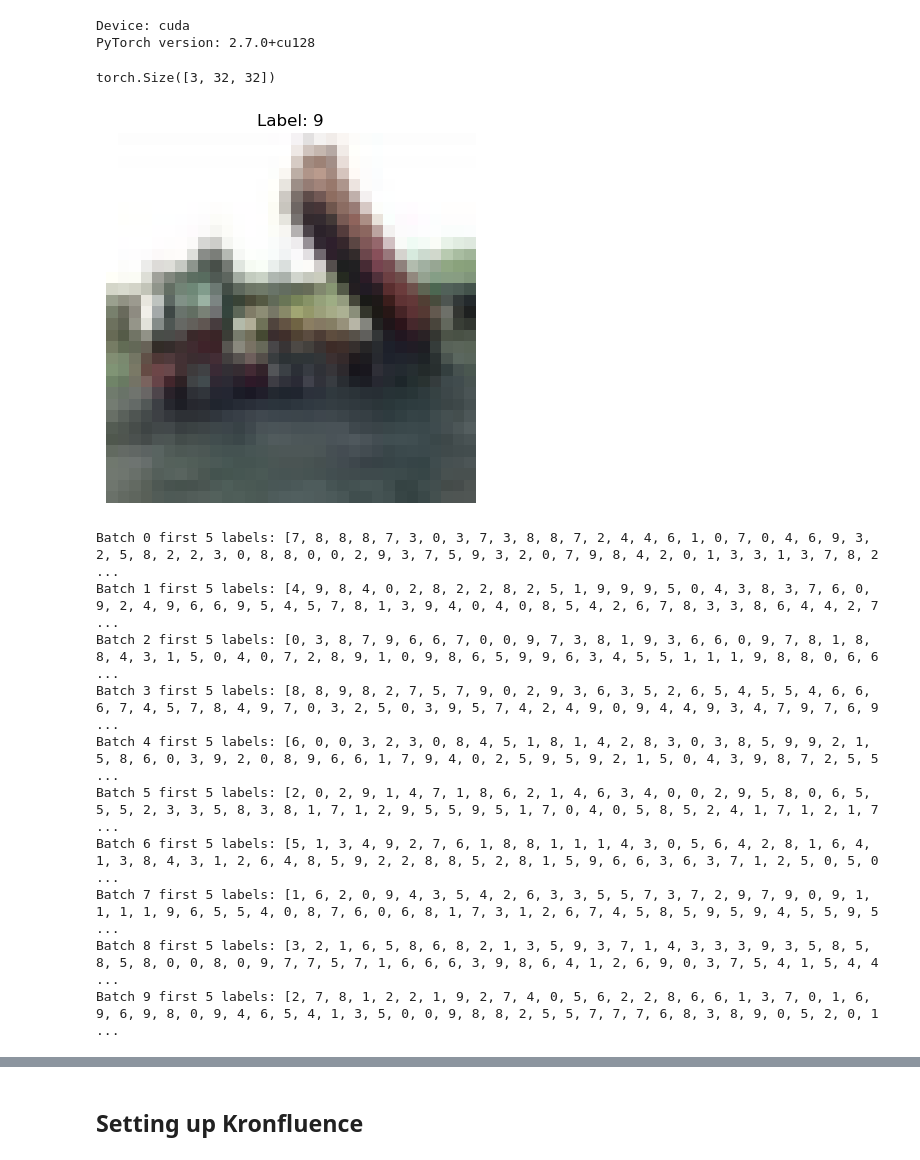
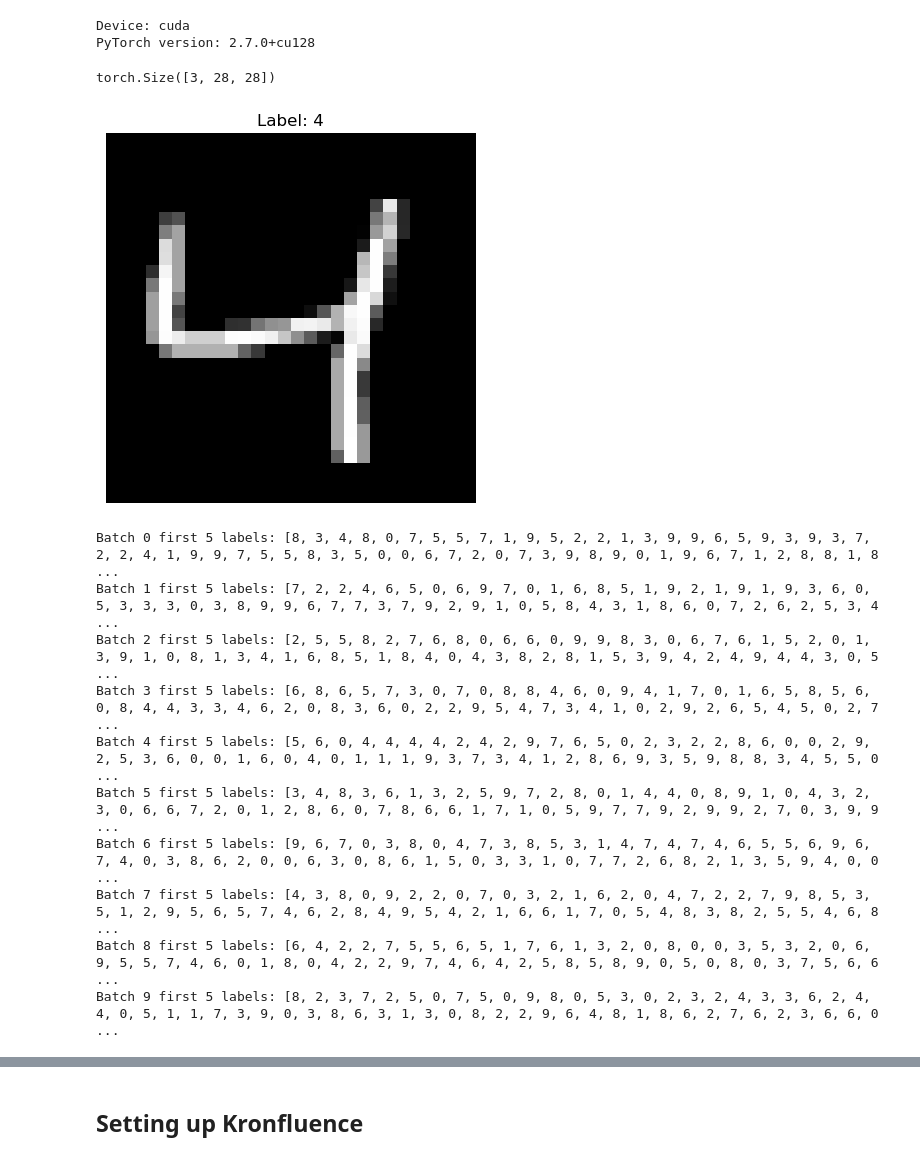
Before and after one commit to jrosseruk/infusion, a Jupyter notebook: cifar10/cifar10.ipynb, the cells around one changed output, grey strips where cells are left out. Saved outputs shown, nothing was run; the diff lists cells and outputs as text; code cells hidden in the pictures.

```diff
--- a/cifar10/cifar10.ipynb
+++ b/cifar10/cifar10.ipynb
@@ -29,7 +39,7 @@ import argparse
 parser = argparse.ArgumentParser(description="MNIST Influence Experiment")
 
 # Random seed
-parser.add_argument('--random_seed', type=int, default=52, help='Random seed') # 52, 12 is great
+parser.add_argument('--random_seed', type=int, default=62, help='Random seed') # 52, 12 is great
 
 # Model parameters
 parser.add_argument('--batch_size', type=int, default=128, help='Batch size for training')
@@ -37,7 +47,7 @@ parser.add_argument('--samples_per_class', type=int, default=200, help='Number o
 parser.add_argument('--learning_rate', type=float, default=0.01, help='Learning rate')
 parser.add_argument('--momentum', type=float, default=0.9, help='Momentum')
 parser.add_argument('--weight_decay', type=float, default=0.001, help='Weight decay')
-parser.add_argument('--epochs', type=int, default=10, help='Number of training epochs')
+parser.add_argument('--epochs', type=int, default=20, help='Number of training epochs')
 
 # Hessian parameters
 parser.add_argument('--damping', type=float, default=0.5, help='Damping factor for IHVP')
@@ -73,28 +83,29 @@ PyTorch version: 2.7.0+cu128
 # %%
 from torchvision import datasets, transforms
 from torch.utils.data import random_split
 
 transform = transforms.Compose([
+    transforms.Lambda(lambda x: x.convert("RGB")),  # convert grayscale to RGB (3 channels)
     transforms.ToTensor()
 ])
 
-full_train_ds = datasets.CIFAR10('./data', train=True, download=True, transform=transform)
-test_ds = datasets.CIFAR10('./data', train=False, download=True, transform=transform)
+full_train_ds = datasets.MNIST('./data', train=True, download=True, transform=transform)
+test_ds = datasets.MNIST('./data', train=False, download=True, transform=transform)
 
 # Create a validation split from the training set (e.g., 90% train, 10% val)
 num_train = int(0.9 * len(full_train_ds))
 num_valid = len(full_train_ds) - num_train
 train_ds, valid_ds = random_split(full_train_ds, [num_train, num_valid], generator=torch.Generator().manual_seed(args.random_seed))
 
 img, label = full_train_ds[2]
 print(img.shape) # torch.Size([3, 32, 32])
 plt.imshow(img.permute(1, 2, 0).numpy())
 plt.axis('off')
 plt.title(f"Label: {label}")
 plt.show()
 # %% [output]
-torch.Size([3, 32, 32])
+torch.Size([3, 28, 28])
-[figure, old version]
+[figure, new version]
 # %%
 from infusion.dataloader import get_dataloader
 
@@ -106,16 +117,16 @@ valid_dl = get_dataloader(valid_ds, args.batch_size)
 for i, (xb, yb) in zip(range(10), train_dl):
     print(f"Batch {i} first 5 labels: {yb.tolist()}")
 # %% [output]
-Batch 0 first 5 labels: [7, 8, 8, 8, 7, 3, 0, 3, 7, 3, 8, 8, 7, 2, 4, 4, 6, 1, 0, 7, 0, 4, 6, 9, 3, 2, 5, 8, 2, 2, 3, 0, 8, 8, 0, 0, 2, 9, 3, 7, 5, 9, 3, 2, 0, 7, 9, 8, 4, 2, 0, 1, 3, 3, 1, 3, 7, 8, 2 ...
-Batch 1 first 5 labels: [4, 9, 8, 4, 0, 2, 8, 2, 2, 8, 2, 5, 1, 9, 9, 9, 5, 0, 4, 3, 8, 3, 7, 6, 0, 9, 2, 4, 9, 6, 6, 9, 5, 4, 5, 7, 8, 1, 3, 9, 4, 0, 4, 0, 8, 5, 4, 2, 6, 7, 8, 3, 3, 8, 6, 4, 4, 2, 7 ...
-Batch 2 first 5 labels: [0, 3, 8, 7, 9, 6, 6, 7, 0, 0, 9, 7, 3, 8, 1, 9, 3, 6, 6, 0, 9, 7, 8, 1, 8, 8, 4, 3, 1, 5, 0, 4, 0, 7, 2, 8, 9, 1, 0, 9, 8, 6, 5, 9, 9, 6, 3, 4, 5, 5, 1, 1, 1, 9, 8, 8, 0, 6, 6 ...
-Batch 3 first 5 labels: [8, 8, 9, 8, 2, 7, 5, 7, 9, 0, 2, 9, 3, 6, 3, 5, 2, 6, 5, 4, 5, 5, 4, 6, 6, 6, 7, 4, 5, 7, 8, 4, 9, 7, 0, 3, 2, 5, 0, 3, 9, 5, 7, 4, 2, 4, 9, 0, 9, 4, 4, 9, 3, 4, 7, 9, 7, 6, 9 ...
-Batch 4 first 5 labels: [6, 0, 0, 3, 2, 3, 0, 8, 4, 5, 1, 8, 1, 4, 2, 8, 3, 0, 3, 8, 5, 9, 9, 2, 1, 5, 8, 6, 0, 3, 9, 2, 0, 8, 9, 6, 6, 1, 7, 9, 4, 0, 2, 5, 9, 5, 9, 2, 1, 5, 0, 4, 3, 9, 8, 7, 2, 5, 5 ...
-Batch 5 first 5 labels: [2, 0, 2, 9, 1, 4, 7, 1, 8, 6, 2, 1, 4, 6, 3, 4, 0, 0, 2, 9, 5, 8, 0, 6, 5, 5, 5, 2, 3, 3, 5, 8, 3, 8, 1, 7, 1, 2, 9, 5, 5, 9, 5, 1, 7, 0, 4, 0, 5, 8, 5, 2, 4, 1, 7, 1, 2, 1, 7 ...
-Batch 6 first 5 labels: [5, 1, 3, 4, 9, 2, 7, 6, 1, 8, 8, 1, 1, 1, 4, 3, 0, 5, 6, 4, 2, 8, 1, 6, 4, 1, 3, 8, 4, 3, 1, 2, 6, 4, 8, 5, 9, 2, 2, 8, 8, 5, 2, 8, 1, 5, 9, 6, 6, 3, 6, 3, 7, 1, 2, 5, 0, 5, 0 ...
-Batch 7 first 5 labels: [1, 6, 2, 0, 9, 4, 3, 5, 4, 2, 6, 3, 3, 5, 5, 7, 3, 7, 2, 9, 7, 9, 0, 9, 1, 1, 1, 1, 9, 6, 5, 5, 4, 0, 8, 7, 6, 0, 6, 8, 1, 7, 3, 1, 2, 6, 7, 4, 5, 8, 5, 9, 5, 9, 4, 5, 5, 9, 5 ...
-Batch 8 first 5 labels: [3, 2, 1, 6, 5, 8, 6, 8, 2, 1, 3, 5, 9, 3, 7, 1, 4, 3, 3, 3, 9, 3, 5, 8, 5, 8, 5, 8, 0, 0, 8, 0, 9, 7, 7, 5, 7, 1, 6, 6, 6, 3, 9, 8, 6, 4, 1, 2, 6, 9, 0, 3, 7, 5, 4, 1, 5, 4, 4 ...
-Batch 9 first 5 labels: [2, 7, 8, 1, 2, 2, 1, 9, 2, 7, 4, 0, 5, 6, 2, 2, 8, 6, 6, 1, 3, 7, 0, 1, 6, 9, 6, 9, 8, 0, 9, 4, 6, 5, 4, 1, 3, 5, 0, 0, 9, 8, 8, 2, 5, 5, 7, 7, 7, 6, 8, 3, 8, 9, 0, 5, 2, 0, 1 ...
+Batch 0 first 5 labels: [8, 3, 4, 8, 0, 7, 5, 5, 7, 1, 9, 5, 2, 2, 1, 3, 9, 9, 6, 5, 9, 3, 9, 3, 7, 2, 2, 4, 1, 9, 9, 7, 5, 5, 8, 3, 5, 0, 0, 6, 7, 2, 0, 7, 3, 9, 8, 9, 0, 1, 9, 6, 7, 1, 2, 8, 8, 1, 8 ...
+Batch 1 first 5 labels: [7, 2, 2, 4, 6, 5, 0, 6, 9, 7, 0, 1, 6, 8, 5, 1, 9, 2, 1, 9, 1, 9, 3, 6, 0, 5, 3, 3, 3, 0, 3, 8, 9, 9, 6, 7, 7, 3, 7, 9, 2, 9, 1, 0, 5, 8, 4, 3, 1, 8, 6, 0, 7, 2, 6, 2, 5, 3, 4 ...
+Batch 2 first 5 labels: [2, 5, 5, 8, 2, 7, 6, 8, 0, 6, 6, 0, 9, 9, 8, 3, 0, 6, 7, 6, 1, 5, 2, 0, 1, 3, 9, 1, 0, 8, 1, 3, 4, 1, 6, 8, 5, 1, 8, 4, 0, 4, 3, 8, 2, 8, 1, 5, 3, 9, 4, 2, 4, 9, 4, 4, 3, 0, 5 ...
+Batch 3 first 5 labels: [6, 8, 6, 5, 7, 3, 0, 7, 0, 8, 8, 4, 6, 0, 9, 4, 1, 7, 0, 1, 6, 5, 8, 5, 6, 0, 8, 4, 4, 3, 3, 4, 6, 2, 0, 8, 3, 6, 0, 2, 2, 9, 5, 4, 7, 3, 4, 1, 0, 2, 9, 2, 6, 5, 4, 5, 0, 2, 7 ...
+Batch 4 first 5 labels: [5, 6, 0, 4, 4, 4, 4, 2, 4, 2, 9, 7, 6, 5, 0, 2, 3, 2, 2, 8, 6, 0, 0, 2, 9, 2, 5, 3, 6, 0, 0, 1, 6, 0, 4, 0, 1, 1, 1, 9, 3, 7, 3, 4, 1, 2, 8, 6, 9, 3, 5, 9, 8, 8, 3, 4, 5, 5, 0 ...
+Batch 5 first 5 labels: [3, 4, 8, 3, 6, 1, 3, 2, 5, 9, 7, 2, 8, 0, 1, 4, 4, 0, 8, 9, 1, 0, 4, 3, 2, 3, 0, 6, 6, 7, 2, 0, 1, 2, 8, 6, 0, 7, 8, 6, 6, 1, 7, 1, 0, 5, 9, 7, 7, 9, 2, 9, 9, 2, 7, 0, 3, 9, 9 ...
+Batch 6 first 5 labels: [9, 6, 7, 0, 3, 8, 0, 4, 7, 3, 8, 5, 3, 1, 4, 7, 4, 7, 4, 6, 5, 5, 6, 9, 6, 7, 4, 0, 3, 8, 6, 2, 0, 0, 6, 3, 0, 8, 6, 1, 5, 0, 3, 3, 1, 0, 7, 7, 2, 6, 8, 2, 1, 3, 5, 9, 4, 0, 0 ...
+Batch 7 first 5 labels: [4, 3, 8, 0, 9, 2, 2, 0, 7, 0, 3, 2, 1, 6, 2, 0, 4, 7, 2, 2, 7, 9, 8, 5, 3, 5, 1, 2, 9, 5, 6, 5, 7, 4, 6, 2, 8, 4, 9, 5, 4, 2, 1, 6, 6, 1, 7, 0, 5, 4, 8, 3, 8, 2, 5, 5, 4, 6, 8 ...
+Batch 8 first 5 labels: [6, 4, 2, 2, 7, 5, 5, 6, 5, 1, 7, 6, 1, 3, 2, 0, 8, 0, 0, 3, 5, 3, 2, 0, 6, 9, 5, 5, 7, 4, 6, 0, 1, 8, 0, 4, 2, 2, 9, 7, 4, 6, 4, 2, 5, 8, 5, 8, 9, 0, 5, 0, 8, 0, 3, 7, 5, 6, 6 ...
+Batch 9 first 5 labels: [8, 2, 3, 7, 2, 5, 0, 7, 5, 0, 9, 8, 0, 5, 3, 0, 2, 3, 2, 4, 3, 3, 6, 2, 4, 4, 0, 5, 1, 1, 7, 3, 9, 0, 3, 8, 6, 3, 1, 3, 0, 8, 2, 2, 9, 6, 4, 8, 1, 8, 6, 2, 7, 6, 2, 3, 6, 6, 0 ...
 # %%
 from cifar10.model import ResNet9
 import os
```
Also changed, not shown: parts of 16 cells of this notebook, 4 other files.
